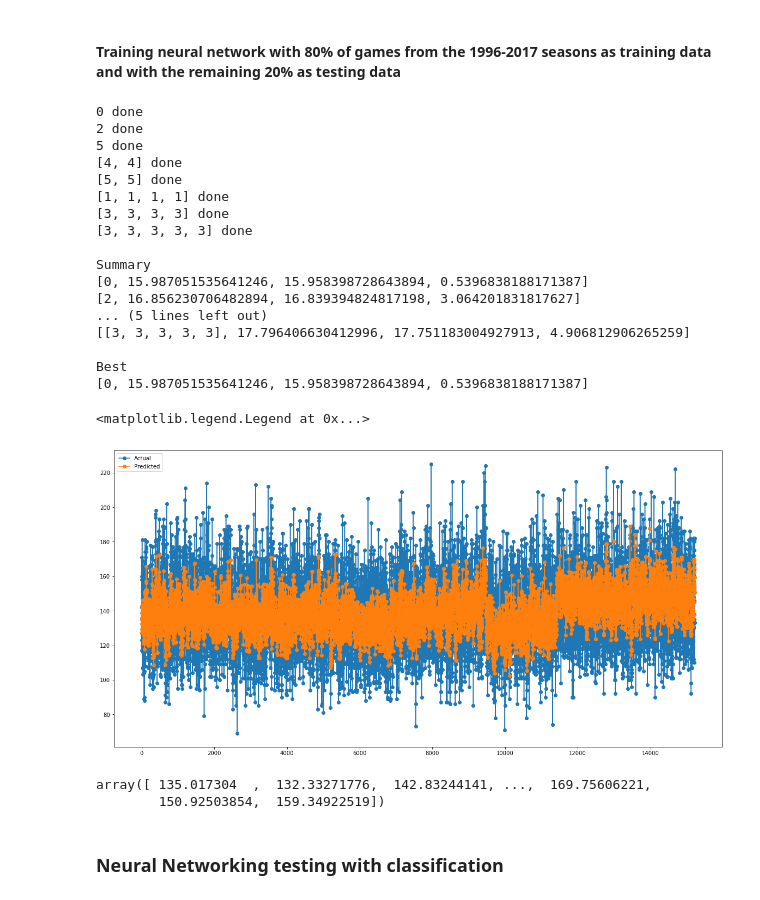
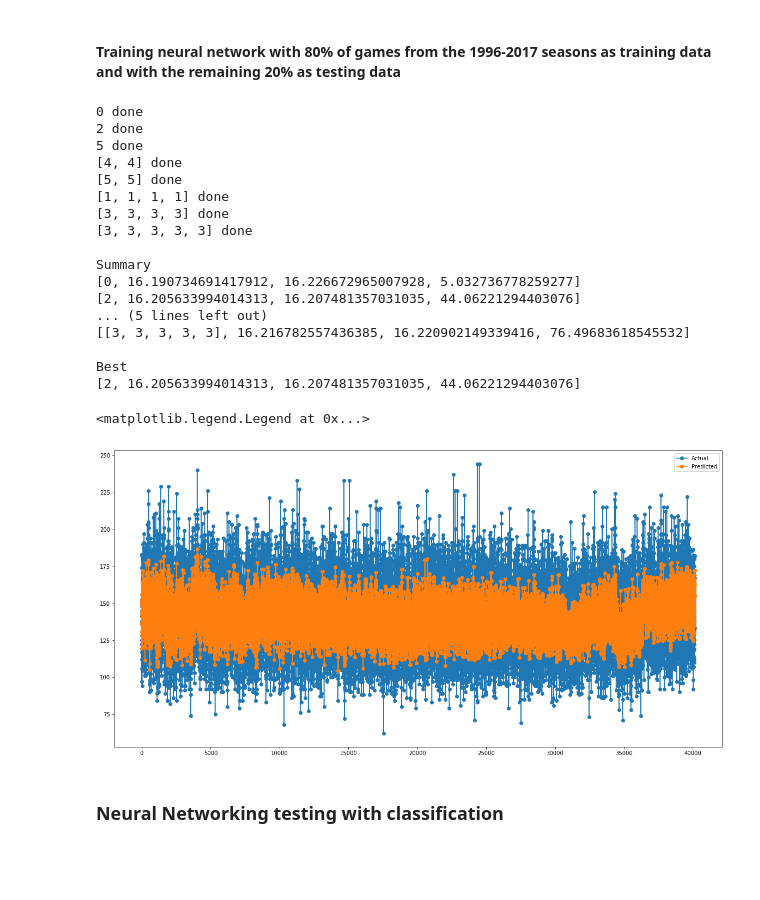
Before and after one commit to AndrewZimmerman/CS440_Project, a Jupyter notebook: NCAATournament_nn.ipynb, the cells around one changed output. Drawn from its saved outputs; the diff is of its cells as text; code cells hidden in the pictures; blank space fills up the shorter version.

Commit message:
Add files via upload
Slightly altered the testing methods of the neural network to match the report

```diff
--- a/NCAATournament_nn.ipynb
+++ b/NCAATournament_nn.ipynb
@@ -217,8 +250,7 @@ nns = [0,2,5,[4,4],[5,5],[1,1,1,1],[3,3,3,3],[3,3,3,3,3]]
 # %% [markdown]
 #### Training neural network with all games from the 1996-2016 seasons and the regular season of 2017 as training data and with all tournament games from the 2017 season as testing data
 # %%
-
-results = train.trainNNsWithTrainData(trainXdata, trainTdata, testXdata,testTdata, nns, repetitions, iterations)
+results = train.trainNNsWithTrainData(trainXdata_from1996, trainTdata_from1996, testXdata_from1996,testTdata_from1996, nns, repetitions, iterations)
 print("")
 
 print("Summary")
@@ -232,12 +264,12 @@ best = train.bestNetwork(summary)
 print(best)
 print("")
 
-nnet = nn.NeuralNetwork(trainXdata.shape[1], best[0], trainTdata.shape[1])
-nnet.train(trainXdata, trainTdata, nIterations=iterations)
-YtestData = nnet.use(testXdata)
+nnet = nn.NeuralNetwork(trainXdata_from1996.shape[1], best[0], trainTdata_from1996.shape[1])
+nnet.train(trainXdata_from1996, trainTdata_from1996, nIterations=iterations)
+YtestData = nnet.use(testXdata_from1996)
 
 plt.figure(figsize=(20,10))
-plt.plot(testTdata[:,0],'o-',label="Actual")
+plt.plot(testTdata_from1996[:,0],'o-',label="Actual")
 plt.plot(YtestData[:,0],'o-',label="Predicted")
 plt.legend()
 # %% [output]
@@ -262,0 +297,23 @@ Best
+# %%
+results = train.trainNNs(trainAllXdata_from2010, trainAllTdata_from2010, .8, nns, repetitions, iterations)
+print("")
+
+print("Summary")
+summary = train.summarize(results)
+for temp in summary:
+    print(temp)
+print("")
+
+print("Best")
+best = train.bestNetwork(summary)
+print(best)
+print("")
+
+nnet = nn.NeuralNetwork(trainAllXdata_from2010.shape[1], best[0], trainAllTdata_from2010.shape[1])
+nnet.train(trainAllXdata_from2010, trainAllTdata_from2010, nIterations=iterations)
+YtestData = nnet.use(trainAllXdata_from2010)
+
+plt.figure(figsize=(20,10))
+plt.plot(trainAllTdata_from2010[:,0],'o-',label="Actual")
+plt.plot(YtestData[:,0],'o-',label="Predicted")
+plt.legend()
@@ -263,53 +340,48 @@ Best
 # %% [markdown]
 #### Training neural network with 80% of games from the 1996-2017 seasons as training data and with the remaining 20% as testing data
 # %%
-results = train.trainNNs(trainAllXdata, trainAllTdata, .8, nns, repetitions, iterations)
+results = train.trainNNs(trainAllXdata_from1996, trainAllTdata_from1996, .8, nns, repetitions, iterations)
 print("")
 
 print("Summary")
 summary = train.summarize(results)
 for temp in summary:
     print(temp)
 print("")
 
 print("Best")
 best = train.bestNetwork(summary)
 print(best)
 print("")
 
-nnet = nn.NeuralNetwork(trainAllXdata.shape[1], best[0], trainAllTdata.shape[1])
-nnet.train(trainAllXdata, trainAllTdata, nIterations=iterations)
-YtestData = nnet.use(trainAllXdata)
+nnet = nn.NeuralNetwork(trainAllXdata_from1996.shape[1], best[0], trainAllTdata_from1996.shape[1])
+nnet.train(trainAllXdata_from1996, trainAllTdata_from1996, nIterations=iterations)
+YtestData = nnet.use(trainAllXdata_from1996)
 
 plt.figure(figsize=(20,10))
-plt.plot(trainAllTdata[:,0],'o-',label="Actual")
+plt.plot(trainAllTdata_from1996[:,0],'o-',label="Actual")
 plt.plot(YtestData[:,0],'o-',label="Predicted")
 plt.legend()
 # %% [output]
 0 done
 2 done
 5 done
 [4, 4] done
 [5, 5] done
 [1, 1, 1, 1] done
 [3, 3, 3, 3] done
 [3, 3, 3, 3, 3] done
 
 Summary
-[0, 15.987051535641246, 15.958398728643894, 0.5396838188171387]
-[2, 16.856230706482894, 16.839394824817198, 3.064201831817627]
+[0, 16.190734691417912, 16.226672965007928, 5.032736778259277]
+[2, 16.205633994014313, 16.207481357031035, 44.06221294403076]
 ... (5 lines left out)
-[[3, 3, 3, 3, 3], 17.796406630412996, 17.751183004927913, 4.906812906265259]
+[[3, 3, 3, 3, 3], 16.216782557436385, 16.220902149339416, 76.49683618545532]
 
 Best
-[0, 15.987051535641246, 15.958398728643894, 0.5396838188171387]
+[2, 16.205633994014313, 16.207481357031035, 44.06221294403076]
 <matplotlib.legend.Legend at 0x...>
-[figure, old version]
+[figure, new version]
-# %%
-YtestData[:,0]
-# %% [output]
-array([ 135.017304  ,  132.33271776,  142.83244141, ...,  169.75606221,
-        150.92503854,  159.34922519])
 # %% [markdown]
 ### Neural Networking testing with classification
 # %%
```
Also changed, not shown: parts of 19 cells of this notebook.
